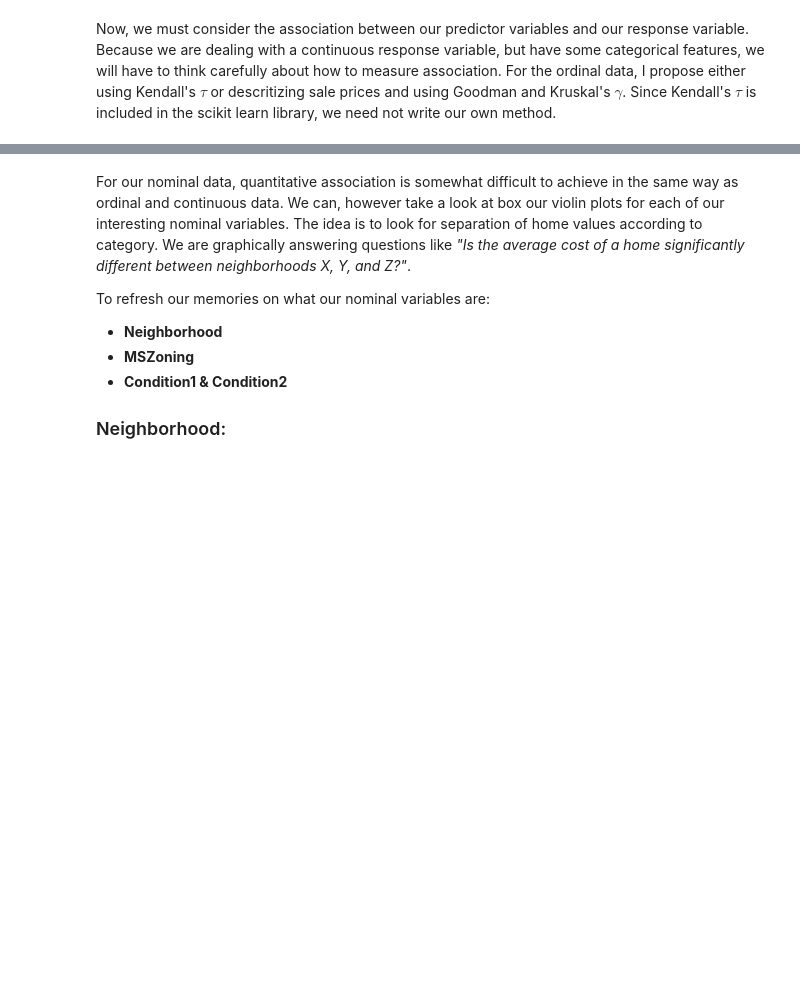
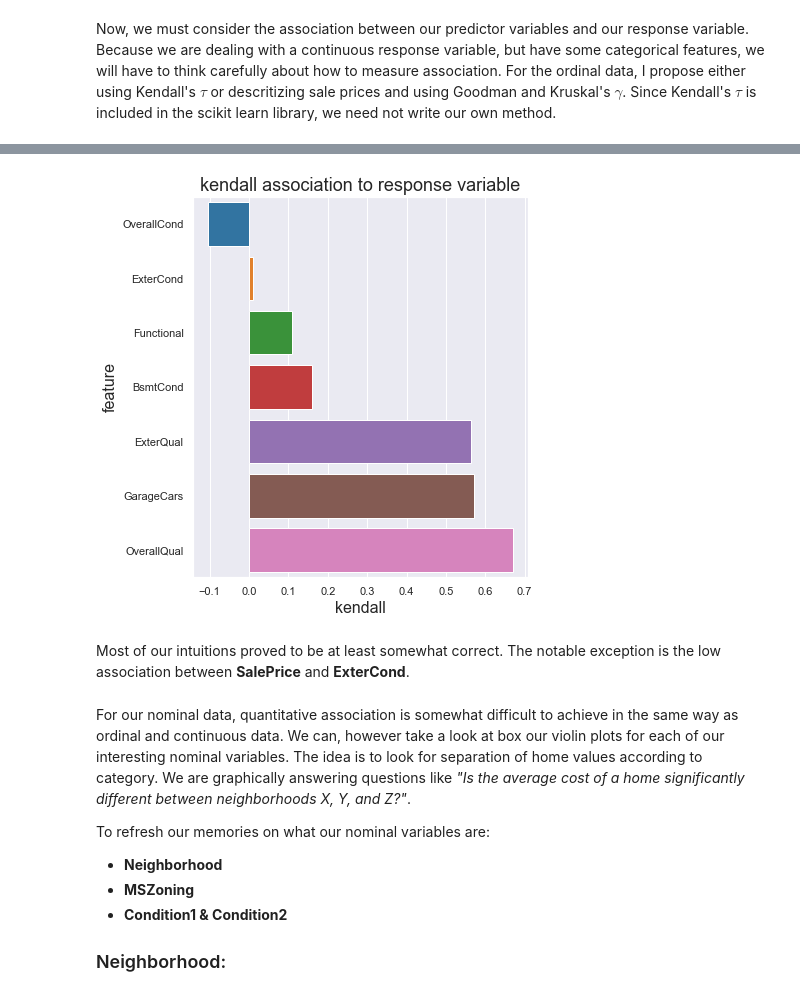
Before and after one commit to wcneill/kaggle, a Jupyter notebook: house prices/sales.ipynb, the cells around one changed output, grey strips where cells are left out. Drawn from its saved outputs; the diff is of its cells as text; code cells hidden in the pictures; blank space fills up the shorter version.

```diff
--- a/house prices/sales.ipynb
+++ b/house prices/sales.ipynb
@@ -173,3 +187,9 @@ sns.heatmap(train_df[exp_contin].corr(), annot=True, ax=axes[1])
+# %%
+response_corr(train_df, exp_ordinal, 'SalePrice', 'kendall')
+# %% [output]
+[figure, added]
+# %% [markdown]
+Most of our intuitions proved to be at least somewhat correct. The notable exception is the low association between __SalePrice__ and __ExterCond__.
 # %% [markdown]
 For our nominal data, quantitative association is somewhat difficult to achieve in the same way as ordinal and continuous data. We can, however take a look at box our violin plots for each of our interesting nominal variables. The idea is to look for separation of home values according to category. We are graphically answering questions like _"Is the average cost of a home significantly different between neighborhoods X, Y, and Z?"_.
 
```
Also changed, not shown: parts of 10 cells of this notebook.
